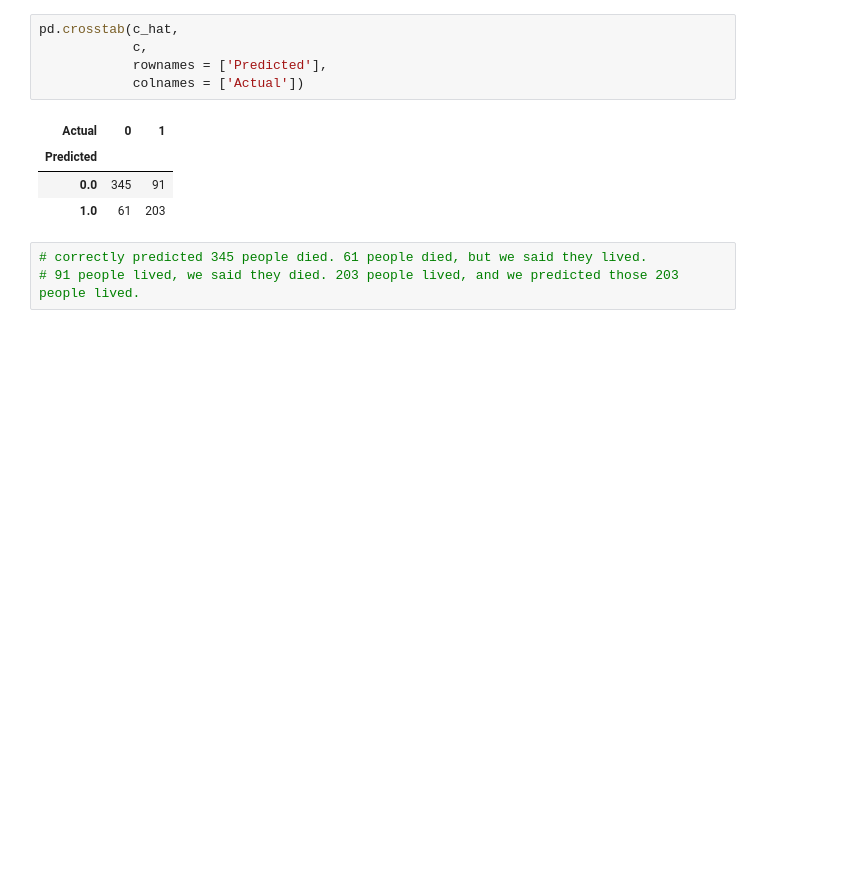
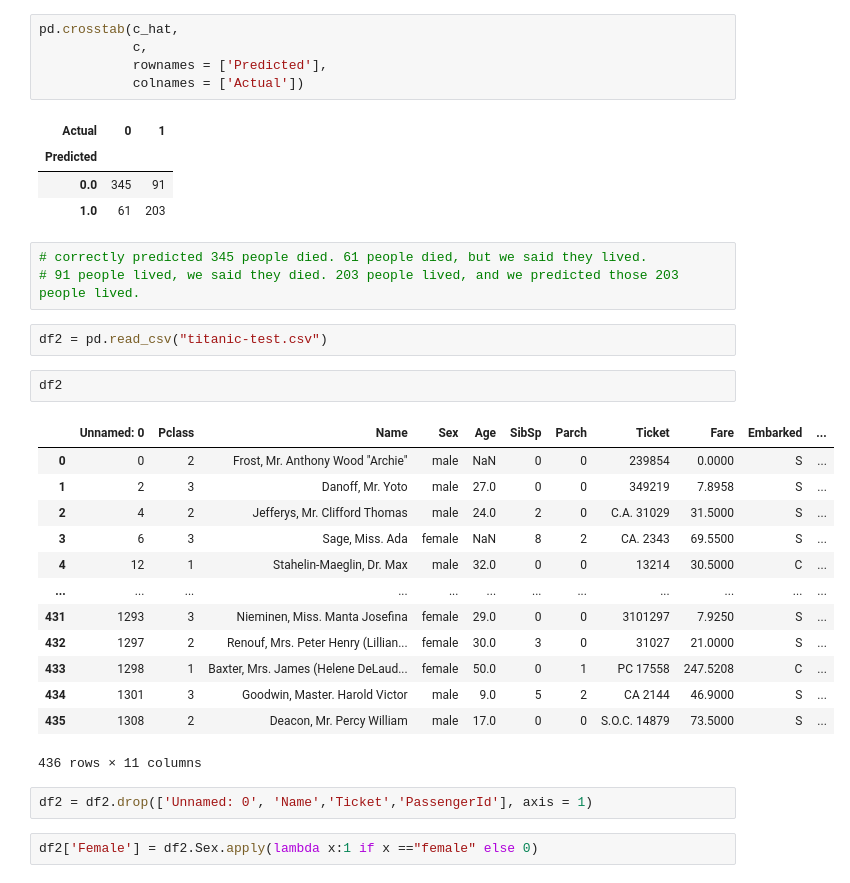
Before and after one commit to geewunders/DS-SF-34, a Jupyter notebook: Titanic project.ipynb, the cells around one changed output. Cells and saved outputs as stored; diff of their text form; blank space fills up the shorter version.

Commit message:
Titanic final

```diff
--- a/Titanic project.ipynb
+++ b/Titanic project.ipynb
@@ -350,3 +350,25 @@ pd.crosstab(c_hat,
 # %%
 # correctly predicted 345 people died. 61 people died, but we said they lived.
 # 91 people lived, we said they died. 203 people lived, and we predicted those 203 people lived.
+# %%
+df2 = pd.read_csv("titanic-test.csv")
+# %%
+df2
+# %% [output]
+|  | Unnamed: 0 | Pclass | Name | Sex | Age | SibSp | Parch | Ticket | Fare | Embarked | ... |
+| 0 | 0 | 2 | Frost, Mr. Anthony Wood "Archie" | male | NaN | 0 | 0 | 239854 | 0.0000 | S | ... |
+| 1 | 2 | 3 | Danoff, Mr. Yoto | male | 27.0 | 0 | 0 | 349219 | 7.8958 | S | ... |
+| 2 | 4 | 2 | Jefferys, Mr. Clifford Thomas | male | 24.0 | 2 | 0 | C.A. 31029 | 31.5000 | S | ... |
+| 3 | 6 | 3 | Sage, Miss. Ada | female | NaN | 8 | 2 | CA. 2343 | 69.5500 | S | ... |
+| 4 | 12 | 1 | Stahelin-Maeglin, Dr. Max | male | 32.0 | 0 | 0 | 13214 | 30.5000 | C | ... |
+| ... | ... | ... | ... | ... | ... | ... | ... | ... | ... | ... | ... |
+| 431 | 1293 | 3 | Nieminen, Miss. Manta Josefina | female | 29.0 | 0 | 0 | 3101297 | 7.9250 | S | ... |
+| 432 | 1297 | 2 | Renouf, Mrs. Peter Henry (Lillian... | female | 30.0 | 3 | 0 | 31027 | 21.0000 | S | ... |
+| 433 | 1298 | 1 | Baxter, Mrs. James (Helene DeLaud... | female | 50.0 | 0 | 1 | PC 17558 | 247.5208 | C | ... |
+| 434 | 1301 | 3 | Goodwin, Master. Harold Victor | male | 9.0 | 5 | 2 | CA 2144 | 46.9000 | S | ... |
+| 435 | 1308 | 2 | Deacon, Mr. Percy William | male | 17.0 | 0 | 0 | S.O.C. 14879 | 73.5000 | S | ... |
+436 rows × 11 columns
+# %%
+df2 = df2.drop(['Unnamed: 0', 'Name','Ticket','PassengerId'], axis = 1)
+# %%
+df2['Female'] = df2.Sex.apply(lambda x:1 if x =="female" else 0)
```
Also changed, not shown: parts of 16 cells of this notebook.
